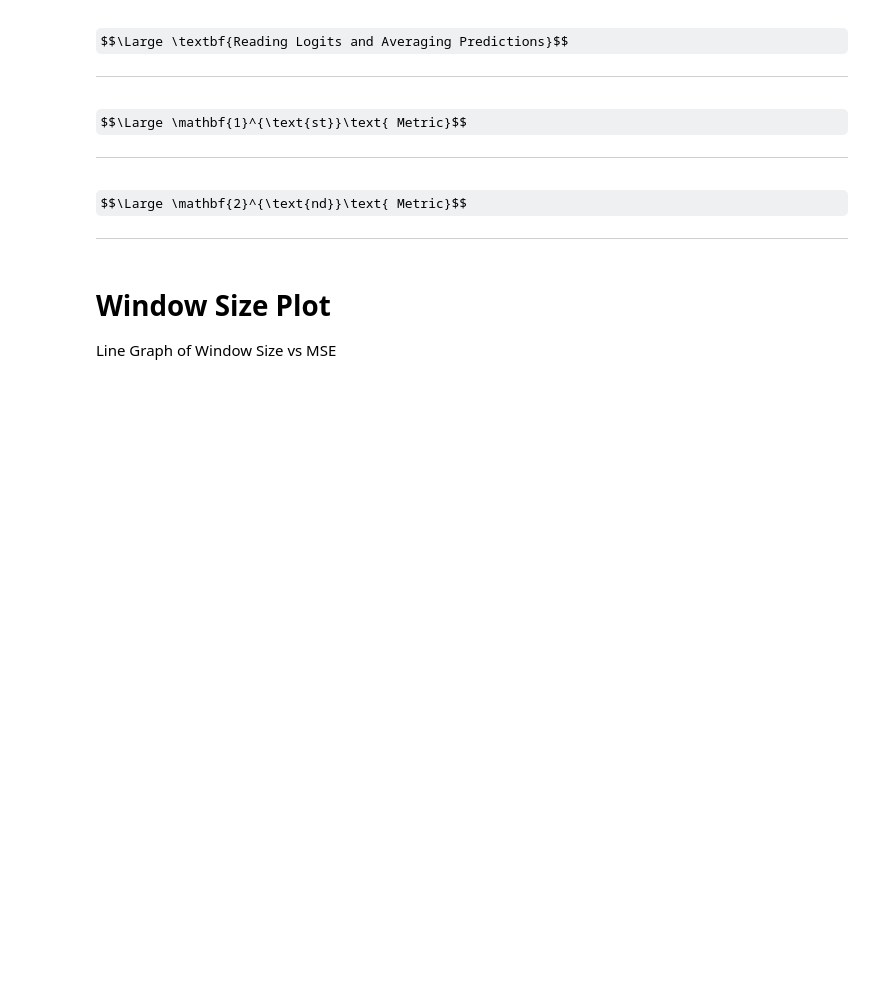
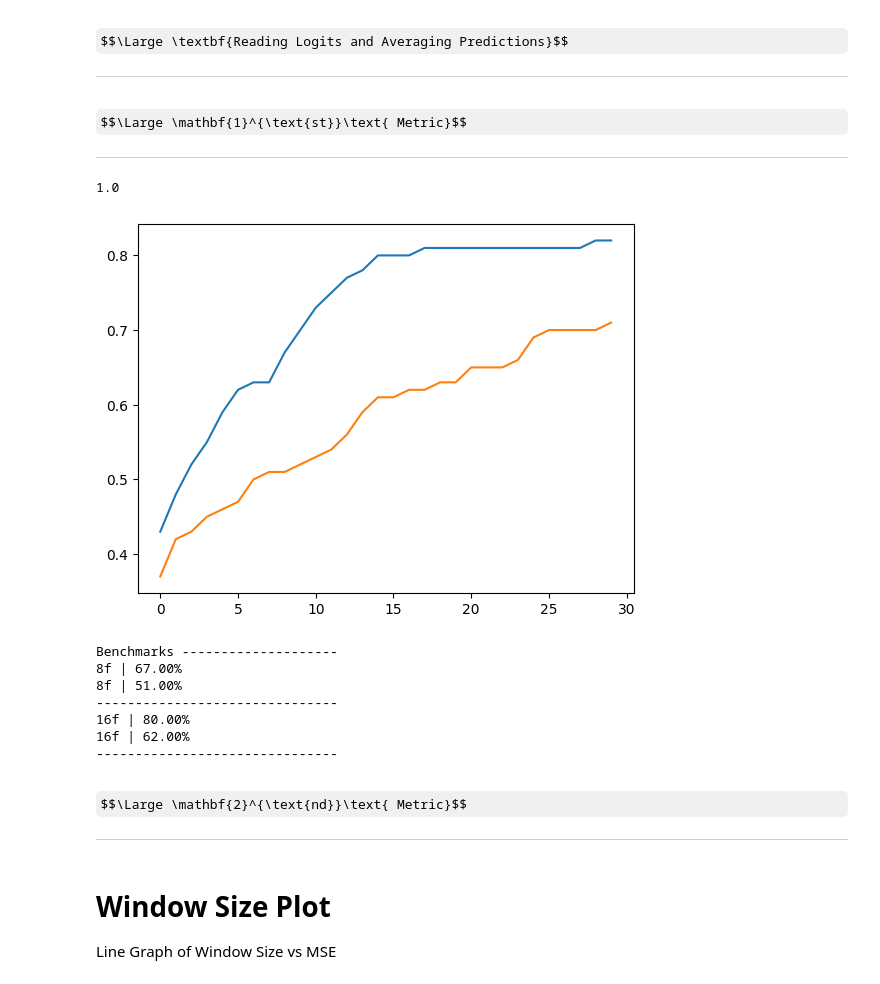
Before and after one commit to ruo2019/photography-model, a Jupyter notebook: visualizing_results.ipynb, the cells around one changed output. Saved outputs shown, nothing was run; the diff lists cells and outputs as text; code cells hidden in the pictures; some formulas as TeX source; blank space fills up the shorter version.

```diff
--- a/visualizing_results.ipynb
+++ b/visualizing_results.ipynb
@@ -178,2 +157,4 @@ data_k600
 # %%
-showMetric(eval('IVS_r13'), data_k600, threshold=2)
+showMetric(data.ViCLIP('stock100', 8), data.stock100, threshold=100)
+# %% [output]
+1.0
@@ -182,28 +161,37 @@ IV2_r8
 # %%
-compare = "IVB_r11,IV_r100,CLIP_r,XCLIP_r8".split(',')
-data = data_k600
+compare = [data.ViCLIP('stock100', 8), data.CLIP('stock100', 1)]
+comp_data = data.stock100
 
 plot_data = eval(str([[]] * len(compare)))
 for test_threshold in range(30):
     for idx, preds in enumerate(compare):
-        plot_data[idx].append(showMetric(eval(preds), data, threshold=test_threshold))
+        plot_data[idx].append(showMetric(preds, comp_data, threshold=test_threshold))
 
 for i, j in enumerate(plot_data):
     plt.plot(j, label = compare[i])
-plt.legend()
+# plt.legend()
 plt.show()
 
 print("\nBenchmarks " + "-"*20)
 
 maxLen = max([len(x) for x in compare])
 for preds in compare:
-    count = showMetric(eval(preds), data, threshold=8)
-    print("8f  |",preds, " " * (maxLen - len(preds)), "|", f"{count*100:.2f}%")
+    count = showMetric(preds, comp_data, threshold=8)
+    print("8f","|", f"{count*100:.2f}%")
 print("-" * 31)
 for preds in compare:
-    count = showMetric(eval(preds), data, threshold=16)
-    print("16f |",preds, " " * (maxLen - len(preds)), "|", f"{count*100:.2f}%")
+    count = showMetric(preds, comp_data, threshold=16)
+    print("16f","|", f"{count*100:.2f}%")
 print("-" * 31)
+# %% [output]
+[figure, added]
+Benchmarks --------------------
+8f | 67.00%
+8f | 51.00%
+-------------------------------
+16f | 80.00%
+16f | 62.00%
+-------------------------------
 # %%
 norm_scale = []
 for video_path in tqdm([os.path.join('backflip', x) for x in os.listdir('backflip')]):
```
Also changed, not shown: parts of 7 cells of this notebook, 8 other files.
